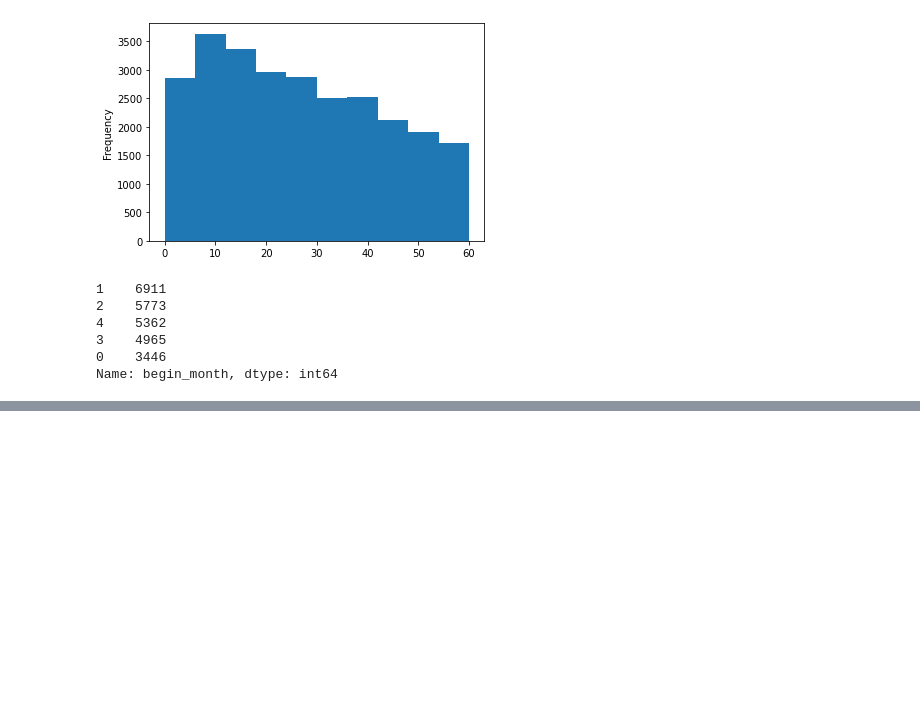
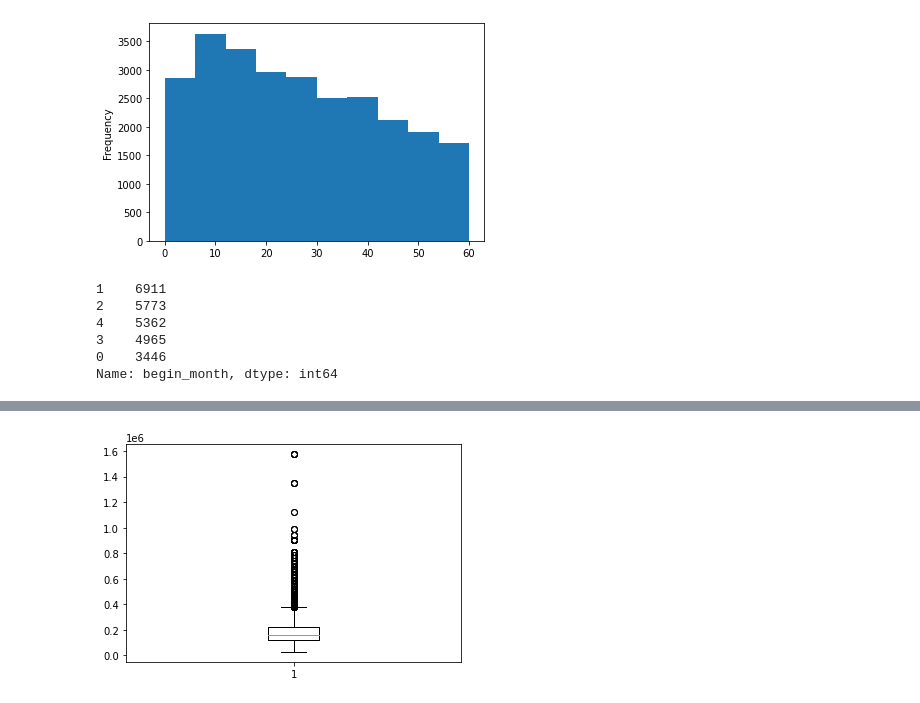
Before and after one commit to JxxHxxx/Ubion-CreditCardUserPrediction, a Jupyter notebook: Code/LJH_EDA&Preprocessing.ipynb, the cells around one changed output, grey strips where cells are left out. Drawn from its saved outputs; the diff is of its cells as text; code cells hidden in the pictures; blank space fills up the shorter version.

```diff
--- a/Code/LJH_EDA&Preprocessing.ipynb
+++ b/Code/LJH_EDA&Preprocessing.ipynb
@@ -139,0 +163,5 @@ Name: begin_month, dtype: int64
+# %%
+plt.boxplot(train['income_total'])
+plt.show()
+# %% [output]
+[figure, added]
```
Also changed, not shown: parts of 18 cells of this notebook.
